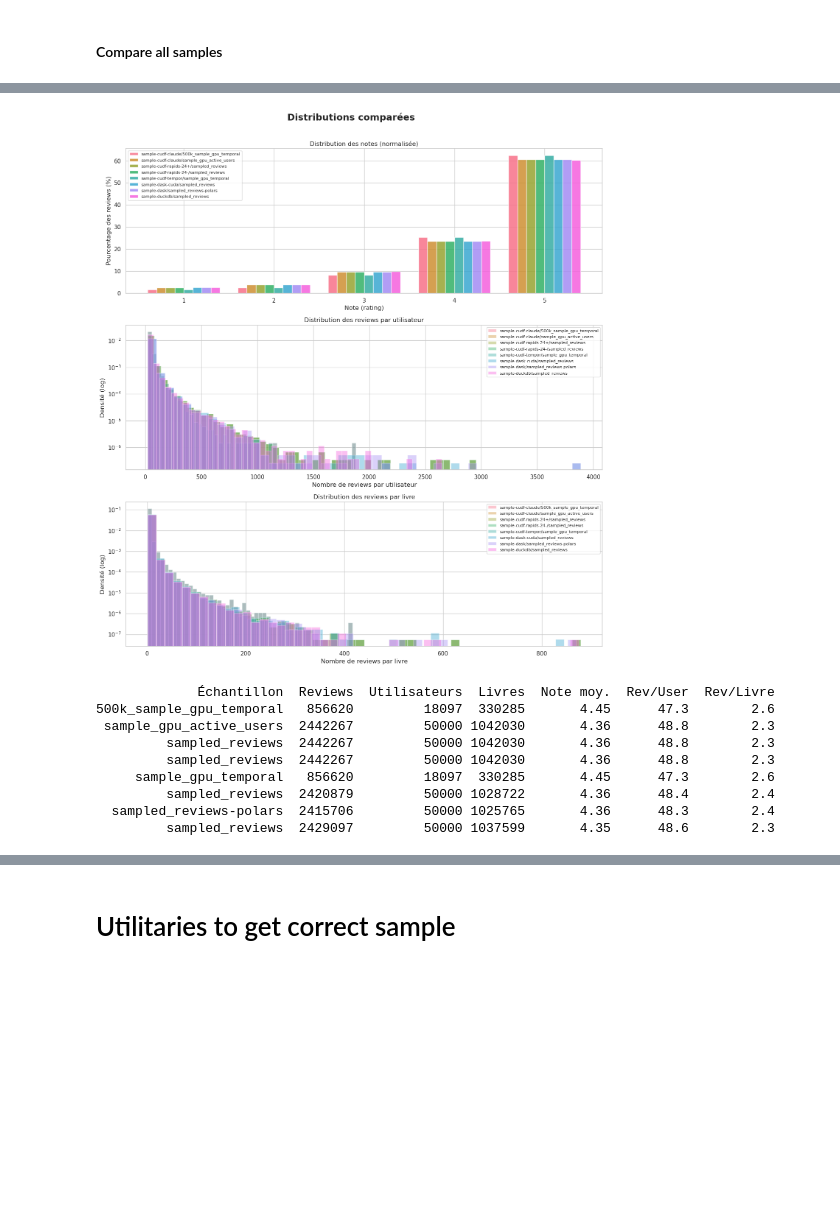
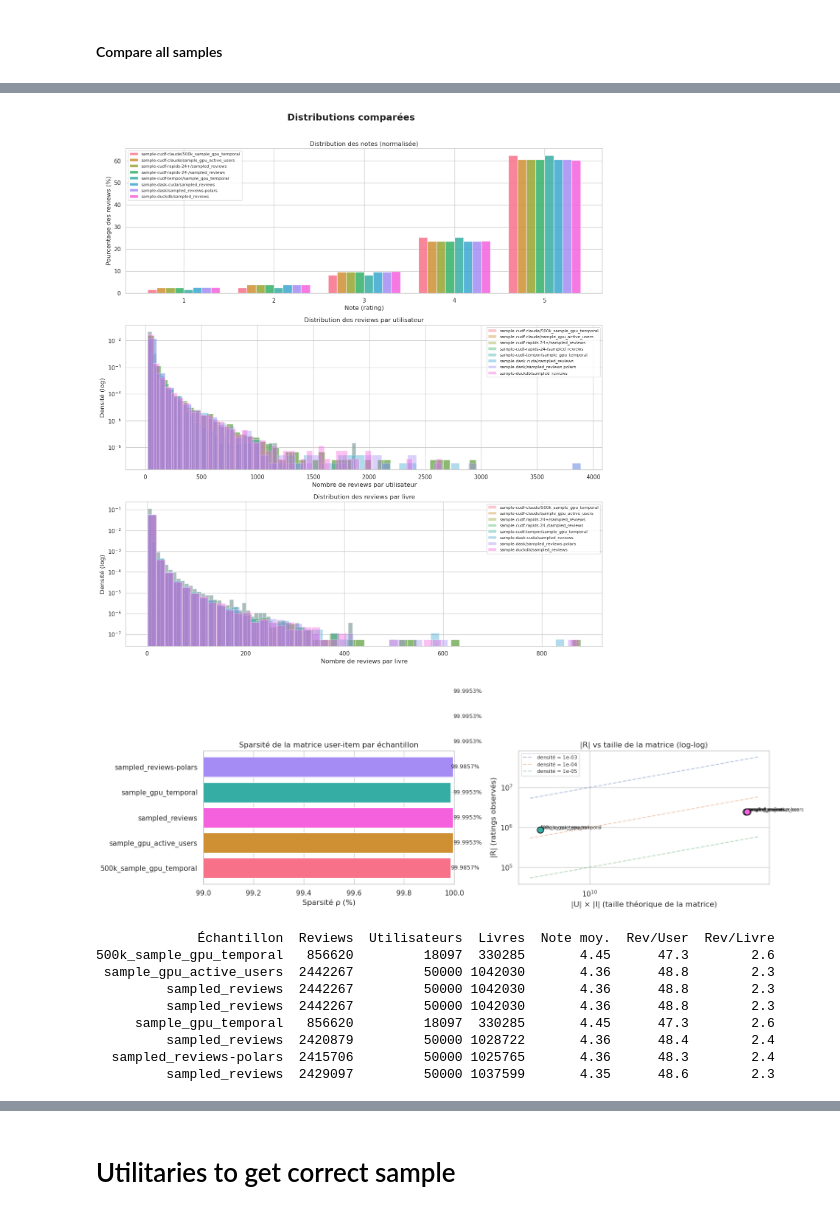
Before and after one commit to UQO-ML/AmazonReviews, a Jupyter notebook: florian-basic-statistic.ipynb, the cells around one changed output, grey strips where cells are left out. Cells and saved outputs as stored; diff of their text form; code cells hidden in the pictures; blank space fills up the shorter version.

Commit message:
Added scatter analysis of the samples

```diff
--- a/florian-basic-statistic.ipynb
+++ b/florian-basic-statistic.ipynb
@@ -194,6 +194,7 @@ for path in SAMPLE_PATHS:
         "avg_reviews_per_book": reviews_per_book.mean(),
         "median_reviews_per_book": reviews_per_book.median(),
         "rating_dist": df["rating"].value_counts().sort_index(),
+        "sparsity": 1 - len(df) / (df["user_id"].nunique() * df["parent_asin"].nunique()),
     })
 
     distributions[f"{label}/{Path(path).stem}"] = {
@@ -206,6 +207,16 @@ for path in SAMPLE_PATHS:
 stats_df = pd.DataFrame(summary)
 print(f"\n{len(stats_df)} samples loaded.")
 stats_df[["sample", "file", "n_reviews", "n_users", "n_books", "avg_rating"]].to_string(index=False)
+
+#### Sparsity ####
+stats_df["sparsity"] = 1 - stats_df["n_reviews"] / (stats_df["n_users"] * stats_df["n_books"])
+sparsity_df = stats_df[["file", "n_reviews", "n_users", "n_books", "sparsity"]].copy()
+sparsity_df["density (%)"] = (1 - sparsity_df["sparsity"]) * 100
+sparsity_df["sparsity (%)"] = sparsity_df["sparsity"] * 100
+sparsity_df.columns = ["Échantillon", "|R|", "|U|", "|I|", "ρ", "Densité (%)", "Sparsité (%)"]
+
+print(sparsity_df.to_string(index=False, float_format="%.6f"))
+
 fig, axes = plt.subplots(2, 3, figsize=(22, 14))
 fig.suptitle("Comparaison des échantillons", fontsize=18, fontweight="bold")
 
@@ -294,6 +305,45 @@ axes[2].legend(fontsize=8)
 plt.tight_layout()
 plt.show()
 
+fig, axes = plt.subplots(1, 2, figsize=(16, 6))
+colors = sns.color_palette("husl", len(stats_df))
+
+# Bar chart of sparsity
+axes[0].barh(stats_df["file"], stats_df["sparsity"] * 100, color=colors)
+axes[0].set_xlabel("Sparsité ρ (%)")
+axes[0].set_title("Sparsité de la matrice user-item par échantillon")
+axes[0].set_xlim(99, 100)  # sparsity will be very close to 100%
+for i, v in enumerate(stats_df["sparsity"]):
+    axes[0].text(v * 100 + 0.001, i, f"{v*100:.4f}%", va="center", fontsize=9)
+
+# Scatter: |U|×|I| vs |R| (log scale)
+axes[1].scatter(
+    stats_df["n_users"] * stats_df["n_books"],
+    stats_df["n_reviews"],
+    c=colors, s=100, edgecolors="black", zorder=5
+)
+for i, row in stats_df.iterrows():
+    axes[1].annotate(row["file"], (row["n_users"] * row["n_books"], row["n_reviews"]),
+                     fontsize=7, ha="left", va="bottom")
+axes[1].set_xscale("log")
+axes[1].set_yscale("log")
+axes[1].set_xlabel("|U| × |I| (taille théorique de la matrice)")
+axes[1].set_ylabel("|R| (ratings observés)")
+axes[1].set_title("|R| vs taille de la matrice (log-log)")
+
+# Reference diagonal for density levels
+import numpy as np
+x_range = np.logspace(
+    np.log10(axes[1].get_xlim()[0]),
+    np.log10(axes[1].get_xlim()[1]), 100
+)
+for density in [0.001, 0.0001, 0.00001]:
+    axes[1].plot(x_range, x_range * density, "--", alpha=0.4,
+                 label=f"densité = {density:.0e}")
+axes[1].legend(fontsize=8)
+
+plt.tight_layout()
+plt.show()
 
 comparison = stats_df[[
     "file", "n_reviews", "n_users", "n_books",
@@ -331,5 +379,6 @@ Loaded sample-duckdb/sampled_reviews: 2,429,097 reviews
 [figure]
 [figure]
+[figure, added]
              Échantillon  Reviews  Utilisateurs  Livres  Note moy.  Rev/User  Rev/Livre
 500k_sample_gpu_temporal   856620         18097  330285       4.45      47.3        2.6
  sample_gpu_active_users  2442267         50000 1042030       4.36      48.8        2.3
```
Also changed, not shown: parts of 5 cells of this notebook.
